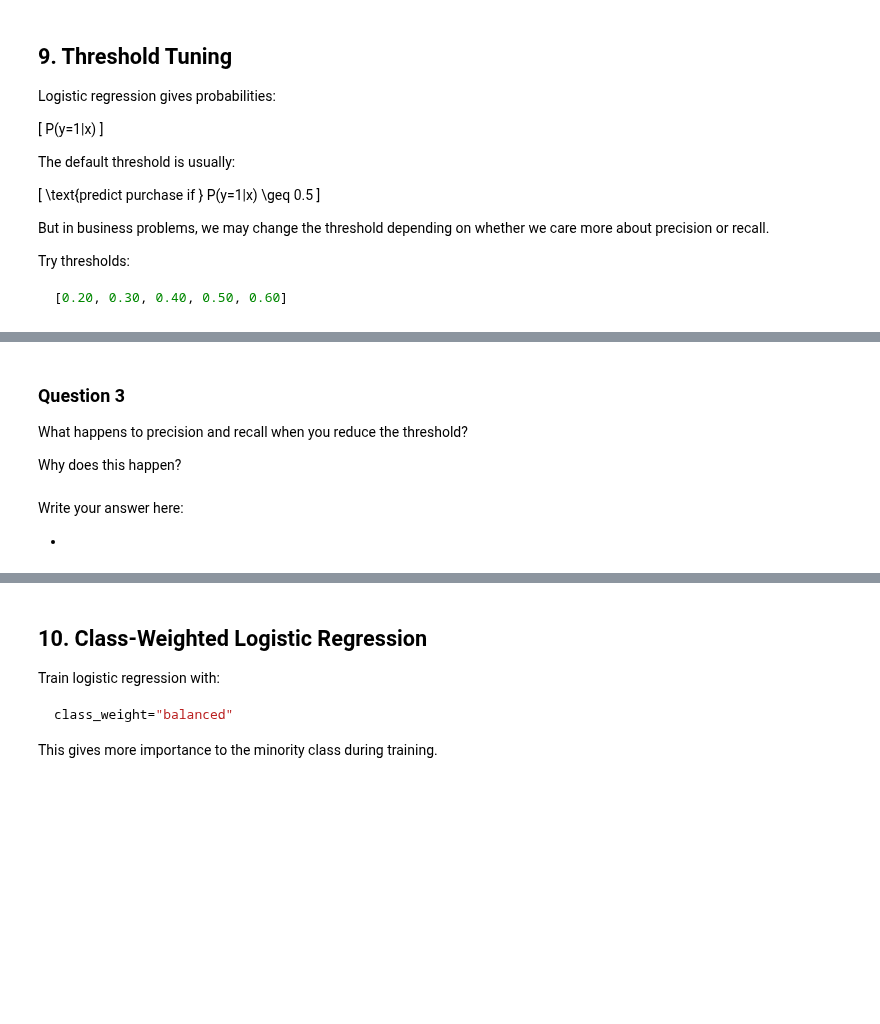
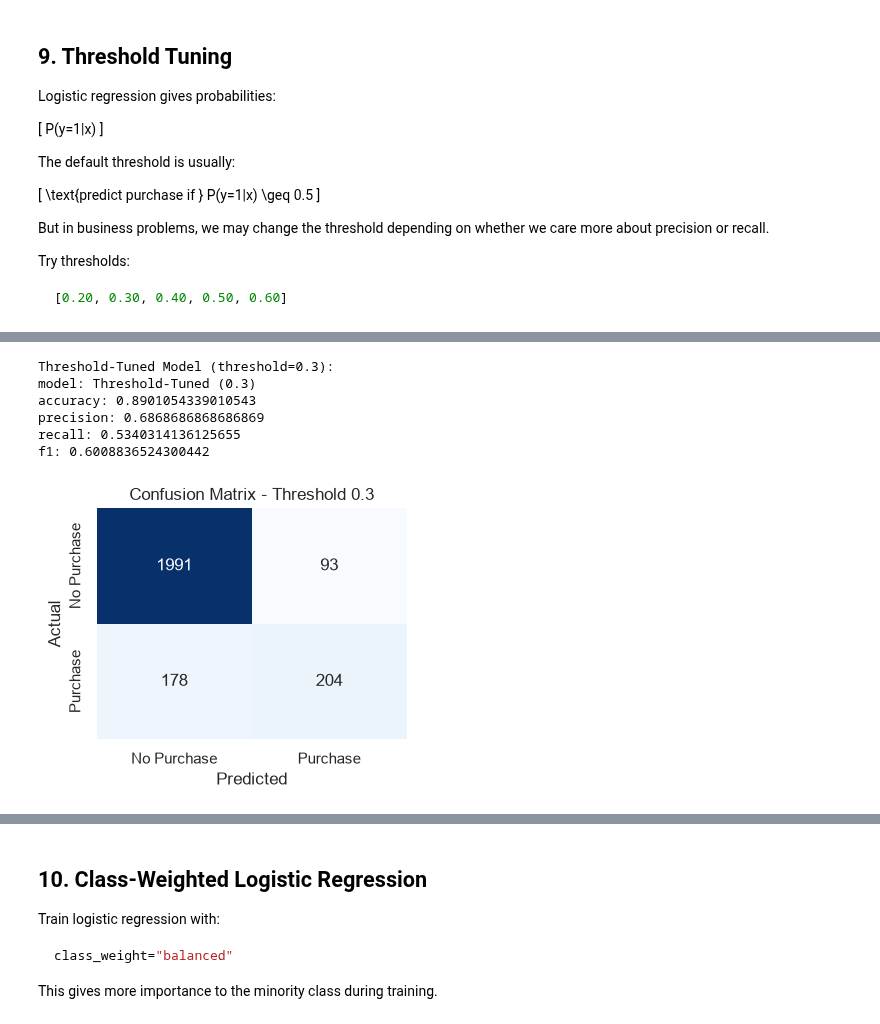
Before and after one commit to rakesh-kumar07/LogicMojo-AI-ML-June26-rakesh, a Jupyter notebook: Assignment/02_logistic_regression/online_shoppers_logistic_regression_solution.ipynb, the cells around one changed output, grey strips where cells are left out. Saved outputs shown, nothing was run; the diff lists cells and outputs as text; code cells hidden in the pictures; blank space fills up the shorter version.

```diff
--- a/Assignment/02_logistic_regression/online_shoppers_logistic_regression_solution.ipynb
+++ b/Assignment/02_logistic_regression/online_shoppers_logistic_regression_solution.ipynb
@@ -314,4 +497,23 @@ Try thresholds:
 
 thresholds = [0.20, 0.30, 0.40, 0.50, 0.60]
 
-raise NotImplementedError("Perform threshold tuning")
+# Get probabilities for positive class
+baseline_proba = baseline_model.predict_proba(X_test)[:, 1]
+
+# Store threshold results
+threshold_results = []
+
+for threshold in thresholds:
+    # Convert probabilities to class predictions based on the current threshold
+    baseline_predictions_threshold = (baseline_proba >= threshold).astype(int)
+    baseline_metrics = evaluate_predictions(Y_test, baseline_predictions_threshold, f"Threshold {threshold}")
+    baseline_metrics["threshold"] = threshold
+    threshold_results.append(baseline_metrics)
+
+# Create comparison table
+import pandas as pd
+threshold_df = pd.DataFrame(threshold_results)
+print("\nThreshold Comparison Table:")
+print(threshold_df)
+
+# raise NotImplementedError("Perform threshold tuning")
@@ -318,22 +528,30 @@ raise NotImplementedError("Perform threshold tuning")
 # %%
 # TODO: Choose one threshold based on your business reasoning.
 # Store it in selected_threshold.
 # Example: selected_threshold = 0.30
 
-selected_threshold = None
+# Based on the comparison table, select a threshold that balances precision and recall
+# For imbalanced data, we often prefer higher recall (catch more positive cases)
+selected_threshold = 0.30
 
 # TODO: Create y_pred_threshold using selected_threshold.
+y_pred_threshold = (baseline_proba >= selected_threshold).astype(int)
+
 # TODO: Evaluate and append result to results.
+threshold_tuned_metrics = evaluate_predictions(Y_test, y_pred_threshold, f"Threshold-Tuned ({selected_threshold})")
+results.append(threshold_tuned_metrics)
+
+print(f"\nThreshold-Tuned Model (threshold={selected_threshold}):")
+for metric, value in threshold_tuned_metrics.items():
+    print(f"{metric}: {value}")
+
 # TODO: Show confusion matrix.
-
-raise NotImplementedError("Evaluate selected threshold")
+show_confusion_matrix(Y_test, y_pred_threshold, f"Confusion Matrix - Threshold {selected_threshold}")
+# %% [output]
+Threshold-Tuned Model (threshold=0.3):
+model: Threshold-Tuned (0.3)
+accuracy: 0.8901054339010543
+precision: 0.6868686868686869
+recall: 0.5340314136125655
+f1: 0.6008836524300442
+[figure, added]
-# %% [markdown]
-### Question 3
-
-What happens to precision and recall when you reduce the threshold?
-
-Why does this happen?
-# %% [markdown]
-Write your answer here:
-
--
```
Also changed, not shown: parts of 36 cells of this notebook, 3 other files.
